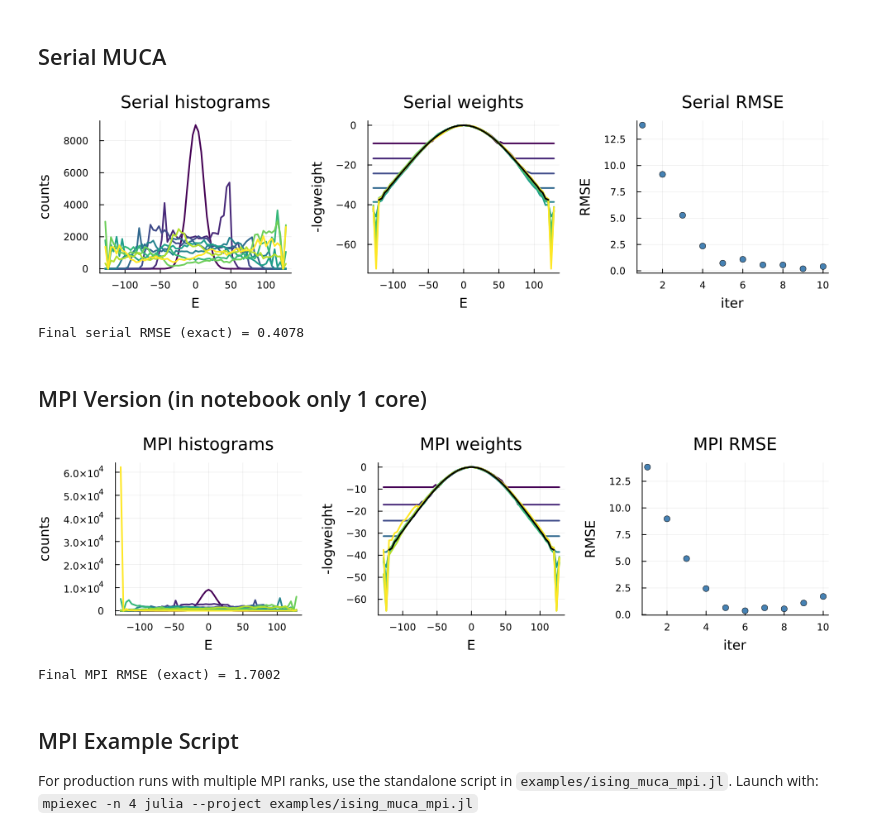
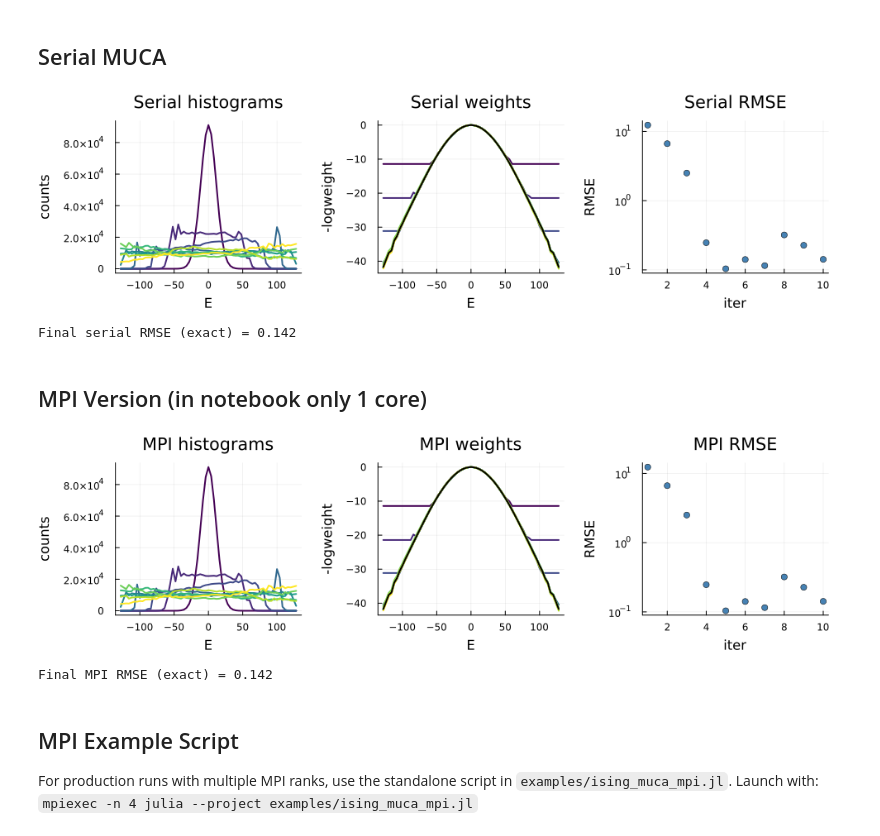
Before and after one commit to zierenberg/MonteCarloX.jl, a Jupyter notebook: notebooks/ising_muca.ipynb, the cells around one changed output. Saved outputs shown, nothing was run; the diff lists cells and outputs as text; code cells hidden in the pictures.

Commit message:
finalized pmuca API with running examples; moved the other parallelization templates into stash to come back later to.

```diff
--- a/notebooks/ising_muca.ipynb
+++ b/notebooks/ising_muca.ipynb
@@ -33,8 +33,6 @@ MPI ranks=1, MPI thread level=MPI.ThreadLevel(1)
 # %%
 L = 8
 N = L * L
-bins = collect((-2N - 2):4:(2N + 2))
-E_axis = Int.(bins[1:end-1] .+ 2)
 
 log_dos_beale_8x8 = [
     (-128, 0.6931471805599453), (-120, 4.852030263919617), (-116, 5.545177444479562),
@@ -60,3 +58,5 @@ log_dos_beale_8x8 = [
     (116, 5.545177444479562), (120, 4.852030263919617), (128, 0.6931471805599453)
 ]
 exact_logdos = Dict(log_dos_beale_8x8);
+# make a logweight out of the exact log-DOS for RMSE calculation
+exact_logdos = TabulatedLogWeight(Histogram(push!([e for (e, _) in log_dos_beale_8x8],132), [w for (_, w) in log_dos_beale_8x8]))
@@ -63,13 +70,15 @@ exact_logdos = Dict(log_dos_beale_8x8);
 # %%
 function rmse_exact(lw::TabulatedLogWeight)
-    est = -Float64.(lw.table.weights)
-    ref = [haskey(exact_logdos, E) ? exact_logdos[E] : NaN for E in E_axis]
-    i0 = findfirst(==(0), E_axis)
+    @assert lw.histogram.edges[1] == exact_logdos.histogram.edges[1] "Energy bins of logweight and exact log-DOS do not match."
+    est = -Float64.(lw.histogram.weights)
+    ref = Float64.(exact_logdos.histogram.weights)
+    energies = lw.histogram.edges[1][1:end-1]
+    i0 = findfirst(==(0), energies)
     if i0 !== nothing && isfinite(ref[i0])
         est .-= est[i0]
         ref .-= ref[i0]
     end
-    idx = findall(i -> isfinite(ref[i]) && isfinite(est[i]), eachindex(E_axis))
+    idx = findall(i -> isfinite(ref[i]) && isfinite(est[i]), eachindex(energies))
     return sqrt(mean((est[idx] .- ref[idx]).^2))
 end
 # %% [output]
@@ -80,30 +89,31 @@ rmse_exact (generic function with 1 method)
 function plot_from_hist_lw(hist_vec::Vector{Histogram}, lw_vec::Vector{TabulatedLogWeight}; title_prefix="")
     n = length(hist_vec)
     cols = palette(:viridis, max(n, 2))[1:n]
+    energies = hist_vec[1].edges[1][1:end-1]
 
     p1 = plot(xlabel="E", ylabel="counts", title="$(title_prefix)histograms", legend=false)
     for i in 1:n
-        plot!(p1, E_axis, hist_vec[i].weights; lw=2, color=cols[i])
+        plot!(p1, energies, hist_vec[i].weights; lw=2, color=cols[i])
     end
 
     p2 = plot(xlabel="E", ylabel="-logweight", title="$(title_prefix)weights", legend=false)
     for i in 1:n
-        w = -Float64.(lw_vec[i].table.weights)
-        i0 = findfirst(==(0), E_axis)
+        w = -Float64.(lw_vec[i].histogram.weights)
+        i0 = findfirst(==(0), energies)
         if i0 !== nothing
             w .-= w[i0]
         end
-        plot!(p2, E_axis, w; lw=2, color=cols[i])
+        plot!(p2, energies, w; lw=2, color=cols[i])
     end
-    ref_curve = [haskey(exact_logdos, E) ? exact_logdos[E] : NaN for E in E_axis]
-    i0 = findfirst(==(0), E_axis)
+    ref_curve = Float64.(exact_logdos.histogram.weights)
+    i0 = findfirst(==(0), energies)
     if i0 !== nothing && isfinite(ref_curve[i0])
         ref_curve .-= ref_curve[i0]
     end
-    plot!(p2, E_axis, ref_curve; lw=2, color=:black, ls=:solid)
+    plot!(p2, energies, ref_curve; lw=2, color=:black, ls=:solid)
 
     rmse = [rmse_exact(lw) for lw in lw_vec]
-    p3 = scatter(1:n, rmse; ms=4, color=:steelblue, xlabel="iter", ylabel="RMSE", title="$(title_prefix)RMSE", legend=false)
+    p3 = scatter(1:n, rmse; ms=4, color=:steelblue, xlabel="iter", ylabel="RMSE", title="$(title_prefix)RMSE", legend=false, yscale=:log10)
     display(plot(p1, p2, p3, layout=(1,3), size=(980, 260), margin=4Plots.mm))
     return rmse
 end
@@ -144,8 +150,8 @@ end
 rmse_serial = plot_from_hist_lw(serial_hists, serial_lws; title_prefix="Serial ")
 println("Final serial RMSE (exact) = ", round(last(rmse_serial), digits=4))
 # %% [output]
-[figure, old version]
+[figure, new version]
-Final serial RMSE (exact) = 0.4078
+Final serial RMSE (exact) = 0.142
 # %% [markdown]
 ## MPI Version (in notebook only 1 core)
 # %%
@@ -187,13 +189,13 @@ for _ in 1:n_iter
 end
 # %%
 # MPI: RMSE + plot (vs exact Beale logDOS)
-if rank == 0
+if is_root(pmuca)
     rmse_mpi = plot_from_hist_lw(mpi_hists, mpi_lws; title_prefix="MPI ")
     println("Final MPI RMSE (exact) = ", round(last(rmse_mpi), digits=4))
 end
 # %% [output]
-[figure, old version]
+[figure, new version]
-Final MPI RMSE (exact) = 1.7002
+Final MPI RMSE (exact) = 0.142
 # %% [markdown]
 ## MPI Example Script
 For production runs with multiple MPI ranks, use the standalone script in `examples/ising_muca_mpi.jl`.
```
Also changed, not shown: parts of 3 cells of this notebook, 20 other files.
